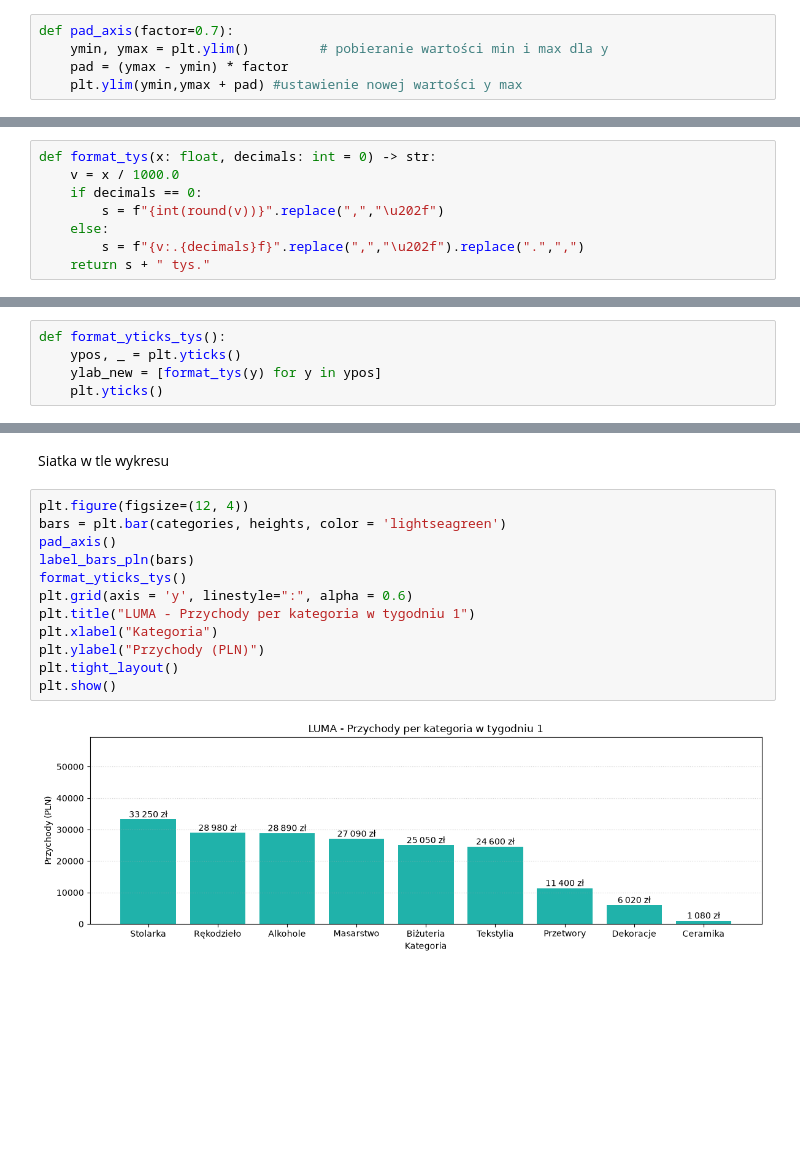
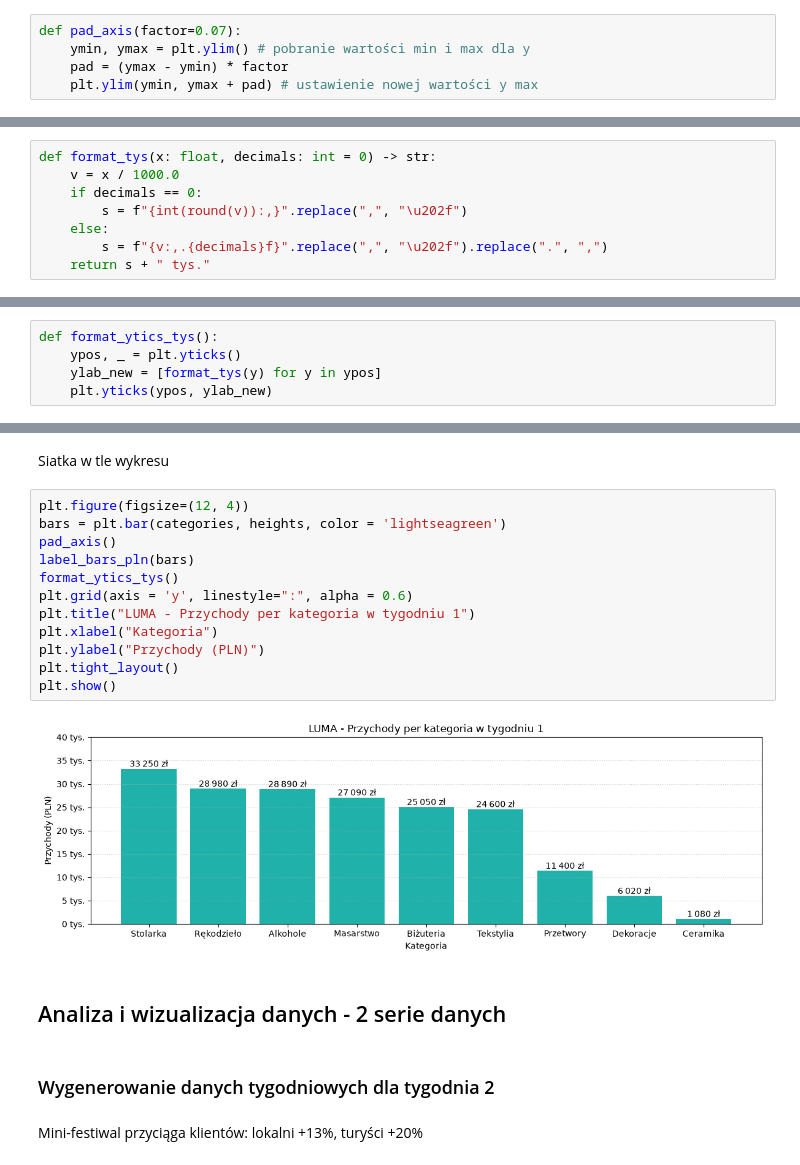
Before and after one commit to m-adamek/DataVisualisation, a Jupyter notebook: 01-bar.ipynb, the cells around one changed output, grey strips where cells are left out. Cells and saved outputs as stored; diff of their text form; blank space fills up the shorter version.

```diff
--- a/01-bar.ipynb
+++ b/01-bar.ipynb
@@ -180,10 +180,10 @@ plt.show()
 # %% [output]
 [figure]
 # %%
-def pad_axis(factor=0.7):
-    ymin, ymax = plt.ylim()         # pobieranie wartości min i max dla y
+def pad_axis(factor=0.07):
+    ymin, ymax = plt.ylim() # pobranie wartości min i max dla y
     pad = (ymax - ymin) * factor
-    plt.ylim(ymin,ymax + pad) #ustawienie nowej wartości y max
+    plt.ylim(ymin, ymax + pad) # ustawienie nowej wartości y max
 # %%
 def label_bars_pln(bars):
     for bar in bars:
@@ -196,9 +196,9 @@ Fromatowanie etykiet podziałki osi
 def format_tys(x: float, decimals: int = 0) -> str:
     v = x / 1000.0
     if decimals == 0:
-        s = f"{int(round(v))}".replace(",","\u202f")
+        s = f"{int(round(v)):,}".replace(",", "\u202f")
     else:
-        s = f"{v:.{decimals}f}".replace(",","\u202f").replace(".",",")
+        s = f"{v:,.{decimals}f}".replace(",", "\u202f").replace(".", ",")
     return s + " tys."
 # %%
 def format_mln(x: float, decimals: int = 0) -> str:
@@ -226,8 +226,8 @@ plt.show()
 # %%
-def format_yticks_tys():
+def format_ytics_tys():
     ypos, _ = plt.yticks()
     ylab_new = [format_tys(y) for y in ypos]
-    plt.yticks()
+    plt.yticks(ypos, ylab_new)
 # %% [markdown]
 Sortowanie kategorii dla łatwiejszego porównania
 # %%
@@ -253,14 +253,20 @@ Siatka w tle wykresu
 # %%
 plt.figure(figsize=(12, 4))
 bars = plt.bar(categories, heights, color = 'lightseagreen')
 pad_axis()
 label_bars_pln(bars)
-format_yticks_tys()
+format_ytics_tys()
 plt.grid(axis = 'y', linestyle=":", alpha = 0.6)
 plt.title("LUMA - Przychody per kategoria w tygodniu 1")
 plt.xlabel("Kategoria")
 plt.ylabel("Przychody (PLN)")
 plt.tight_layout()
 plt.show()
 # %% [output]
-[figure, old version]
+[figure, new version]
+# %% [markdown]
+## Analiza i wizualizacja danych - 2 serie danych
+# %% [markdown]
+### Wygenerowanie danych tygodniowych dla tygodnia 2
+# %% [markdown]
+Mini-festiwal przyciąga klientów: lokalni +13%, turyści +20%
```
Also changed, not shown: parts of 14 cells of this notebook.
